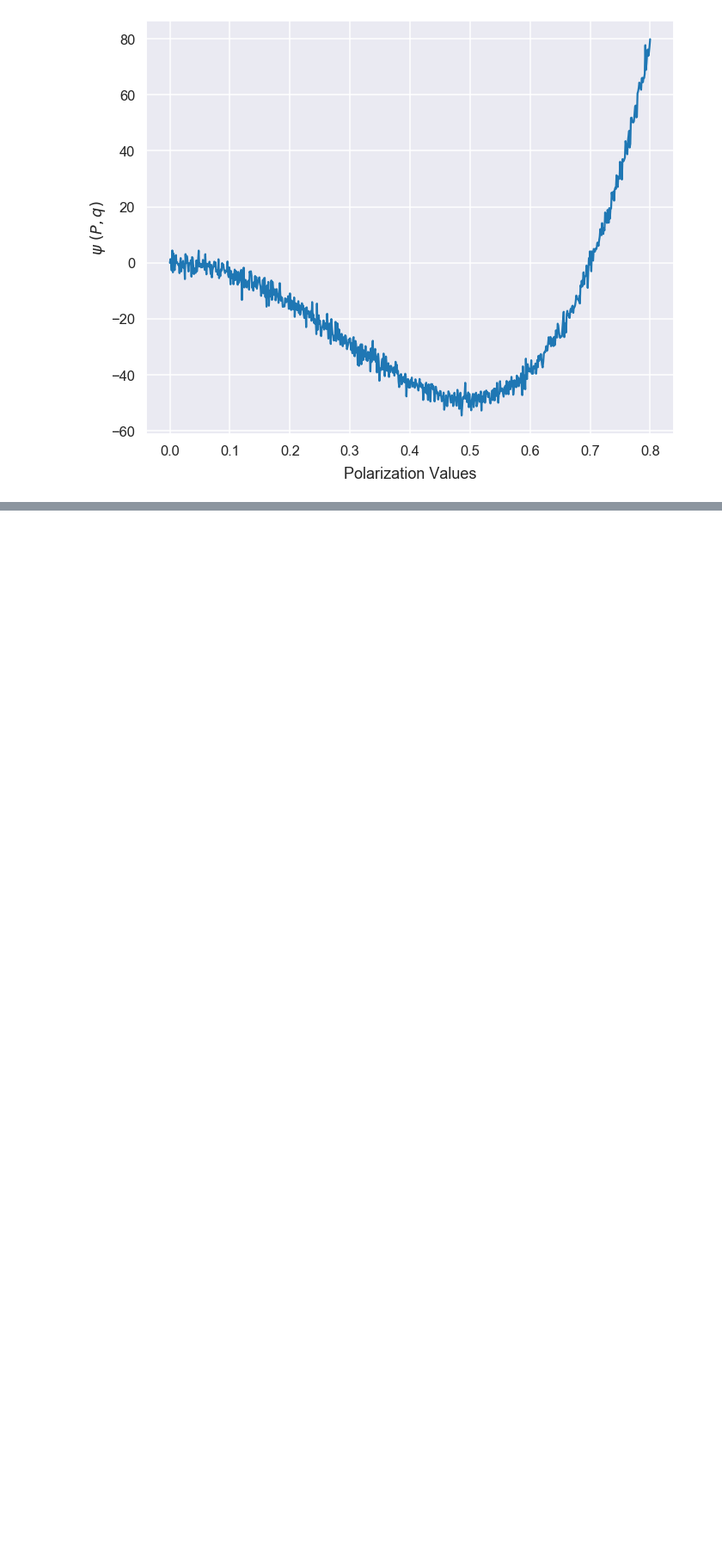
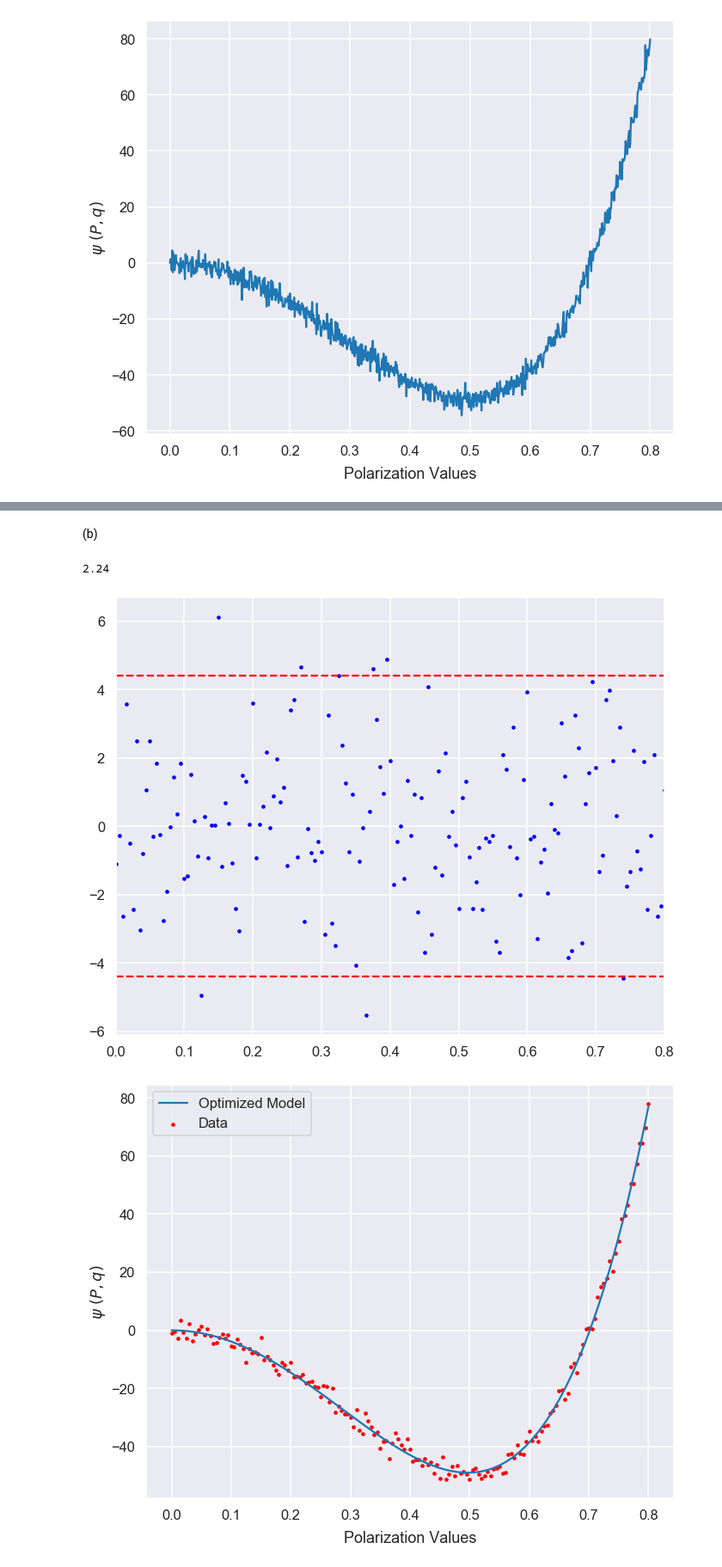
Before and after one commit to adamcwatts/MA540_UQ, a Jupyter notebook: Project3/Project3_Workup.ipynb, the cells around one changed output, grey strips where cells are left out. Shown at 86% size. Cells and saved outputs as stored; diff of their text form; code cells hidden in the pictures; blank space fills up the shorter version.

```diff
--- a/Project3/Project3_Workup.ipynb
+++ b/Project3/Project3_Workup.ipynb
@@ -104,0 +155,52 @@ array([2.27342594, 2.02080815, 2.19539876])
+# %% [markdown]
+(b)
+# %%
+def design_matrix(x):
+    size = x.shape[0]
+    p = 3
+    DM = np.zeros((size, p))
+
+    for i in range(size):
+        DM[i, :] = np.array([x[i]**2, x[i]**4, x[i]**6])
+
+    return DM
+
+# FOR Chi Matrix -> Sensitivity Matrix
+def dy_da_1(P):
+    return P**3 / 3
+
+def dy_da_11(P):
+    return P**5 /5
+
+def dy_da_111(P):
+    return P**7 / 7
+# %%
+X = design_matrix(P_array[1])
+q_ols = np.linalg.inv(np.transpose(X)@X)@np.transpose(X)@Y_array[1]
+Res = Y_array[1] - PSI(P_array[1], q_ols)
+var_P = (1 / (161-3))*(np.transpose(Res)@Res)
+sigma_estimated = np.sqrt(var_P)
+print(f'{sigma_estimated:.2f}')
+
+Chi = np.column_stack((dy_da_1(P_array[1]),dy_da_11(P_array[1]), dy_da_111(P_array[1])))
+covar_P = var_P*np.linalg.inv(np.transpose(Chi)@Chi)
+# %% [output]
+2.24
+# %%
+fig, axe = plt.subplots(ncols=1, nrows=1, figsize=(10,8))
+plt.scatter(P_array[1], Res, s=10, c='b', label="Residuals")
+plt.hlines(2*sigma, 0, 0.8, colors='r', linestyles='--')
+plt.hlines(-2*sigma, 0, 0.8, colors='r', linestyles='--')
+plt.xlim(0, 0.8)
+plt.tight_layout()
+
+fig, axe = plt.subplots(ncols=1, nrows=1, figsize=(10,8))
+plt.scatter(P_array[1], Y_array[1], s=10, c='r', label='Data')
+plt.plot(P_array[1], PSI(P_array[1], q_ols), label="Optimized Model")
+axe.set_xlabel('Polarization Values', labelpad=10);
+axe.set_ylabel('$\psi \ (P,q)$');
+plt.legend()
+plt.tight_layout()
+# %% [output]
+[figure, added]
+[figure, added]
```
Also changed, not shown: parts of 7 cells of this notebook.
